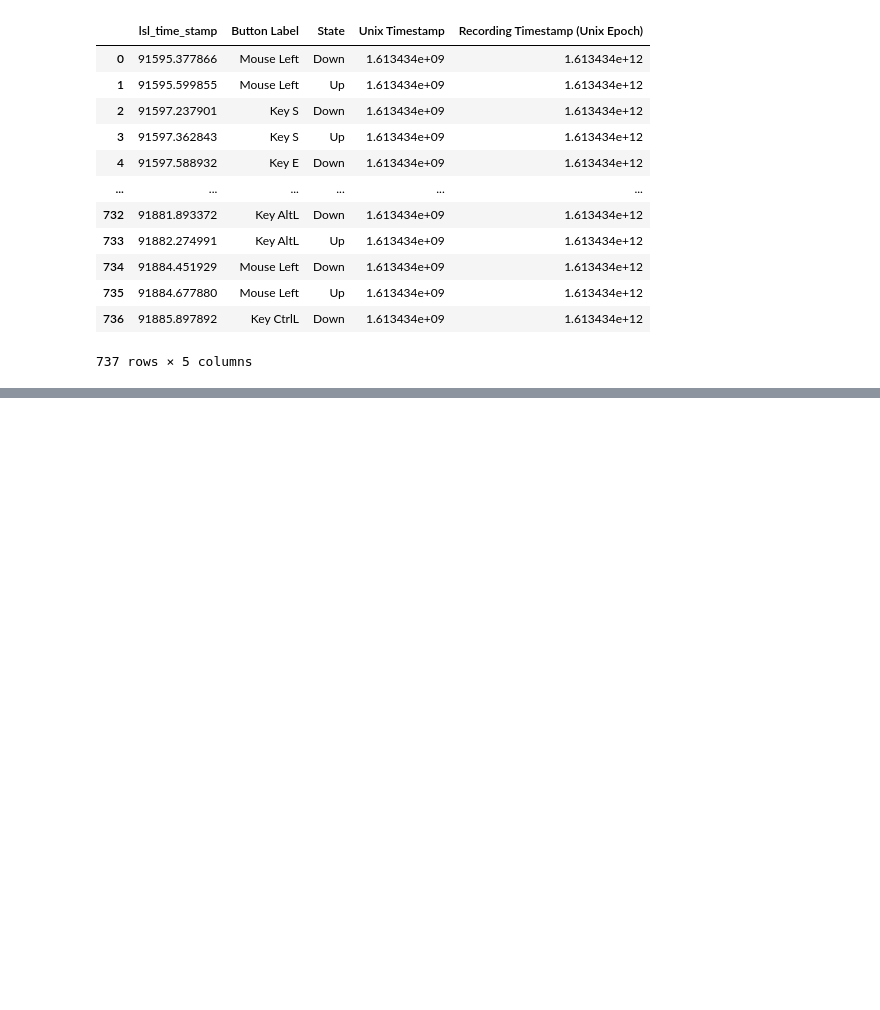
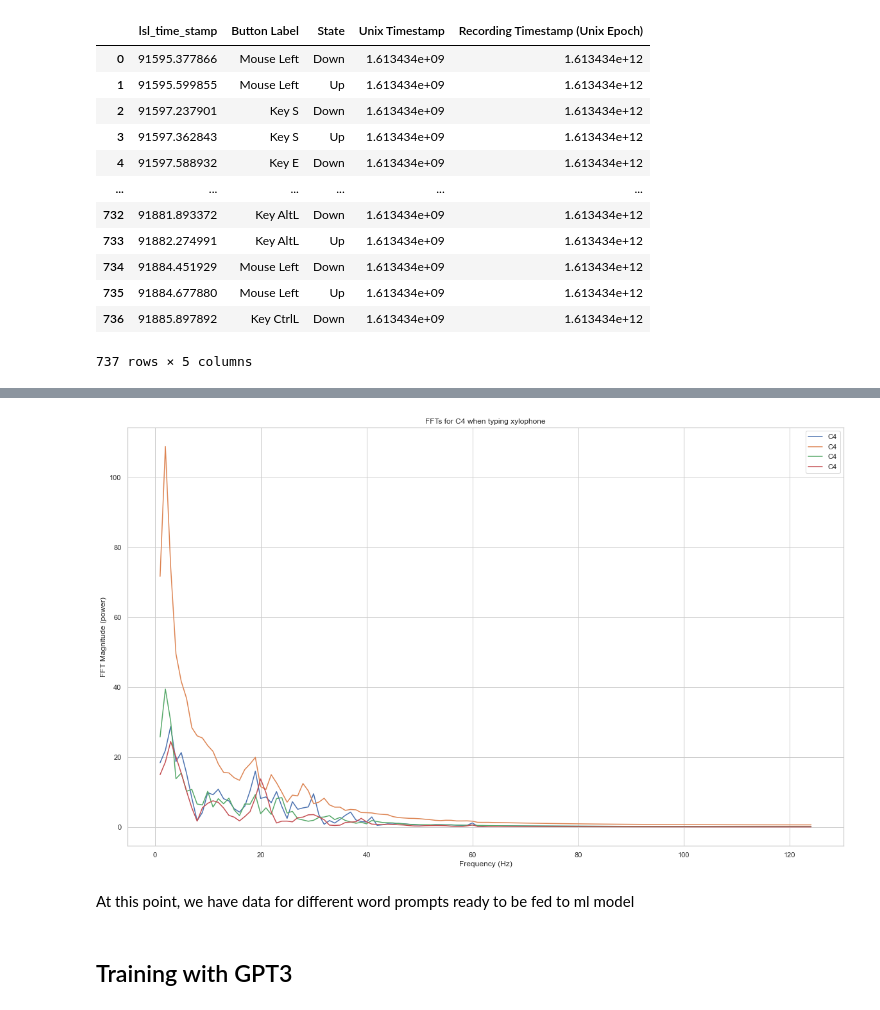
Before and after one commit to NEUROFUSIONInc/brain-keyboard-correlations, a Jupyter notebook: scratch.ipynb, the cells around one changed output, grey strips where cells are left out. Cells and saved outputs as stored; diff of their text form; code cells hidden in the pictures; blank space fills up the shorter version.

```diff
--- a/scratch.ipynb
+++ b/scratch.ipynb
@@ -251,3 +250,27 @@ for word_prompt_sample in preprocessed_wordprompt_eegs:
+# %%
+
+sns.set_theme(style="whitegrid")
+plt.figure(figsize = (20,12))
+fft_power_data = [] # power data for a single word
+test_word_sample = "xylophone"
+for word_prompt_sample in wordprompts_eegs[test_word_sample]:
+
+    # for channel in ['C4']: #['CP5', 'F5', 'C3', 'CP3', 'CP6', 'F6', 'C4']: # note that CP4 is being ignored
+    channel = "C4"
+    power, frequency = get_fft_theo_and_freqs( word_prompt_sample[channel], data_rate, nfft, fft_rescale)
+    fft_power_data.append(power)
+
+    plt.plot(frequency, power, label=channel)
+    plt.xlabel("Frequency (Hz)")
+    plt.ylabel("FFT Magnitude (power)")
+    plt.title(f"FFTs for {channel} when typing {test_word_sample}")
+    plt.legend()
+# %% [output]
+[figure, added]
+# %% [markdown]
+At this point, we have data for different word prompts ready to be fed to ml model
+# %% [markdown]
+## Training with GPT3
 # %%
 """Trains a model based on eeg word prompt ffts
 """
```
Also changed, not shown: parts of 8 cells of this notebook.
